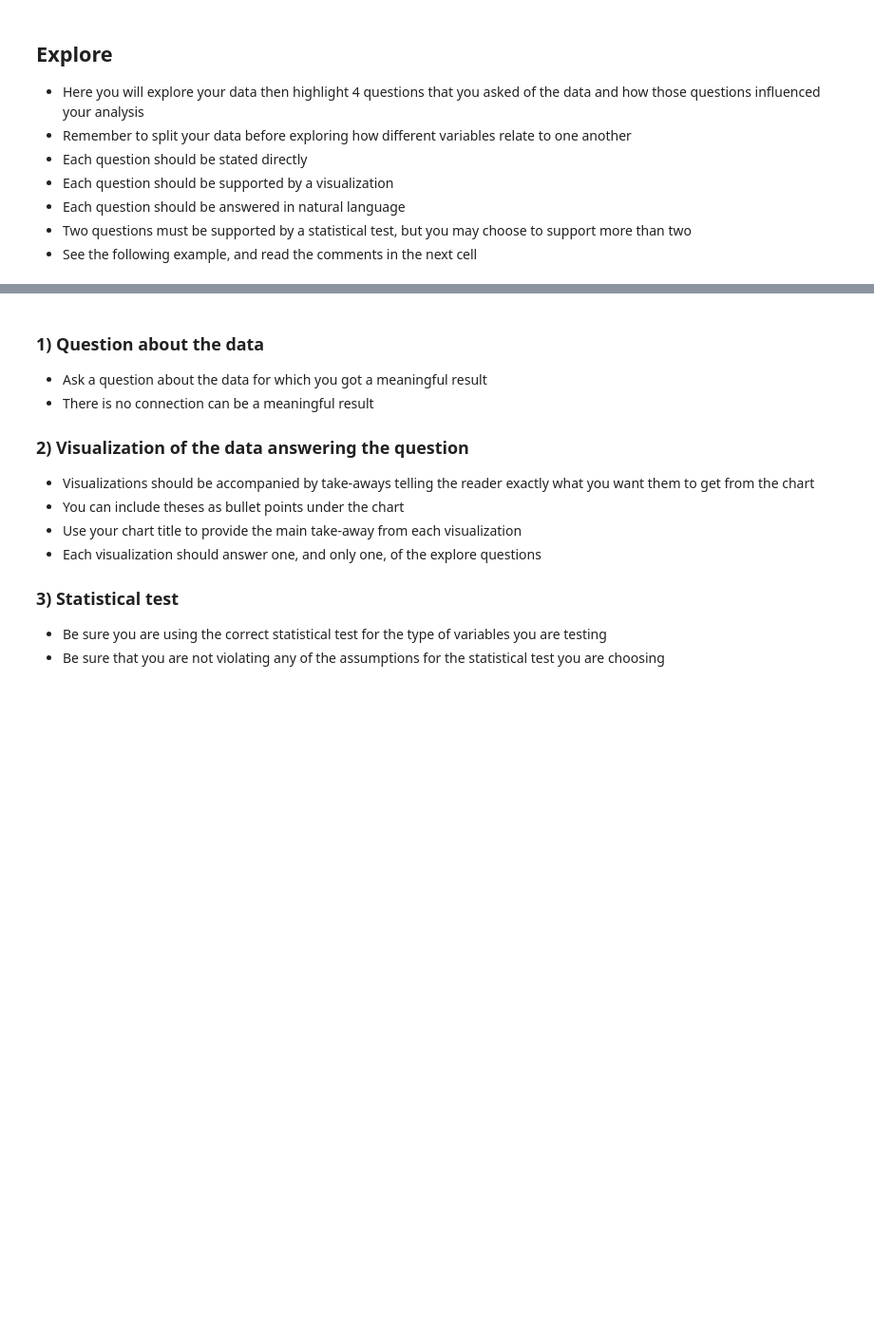
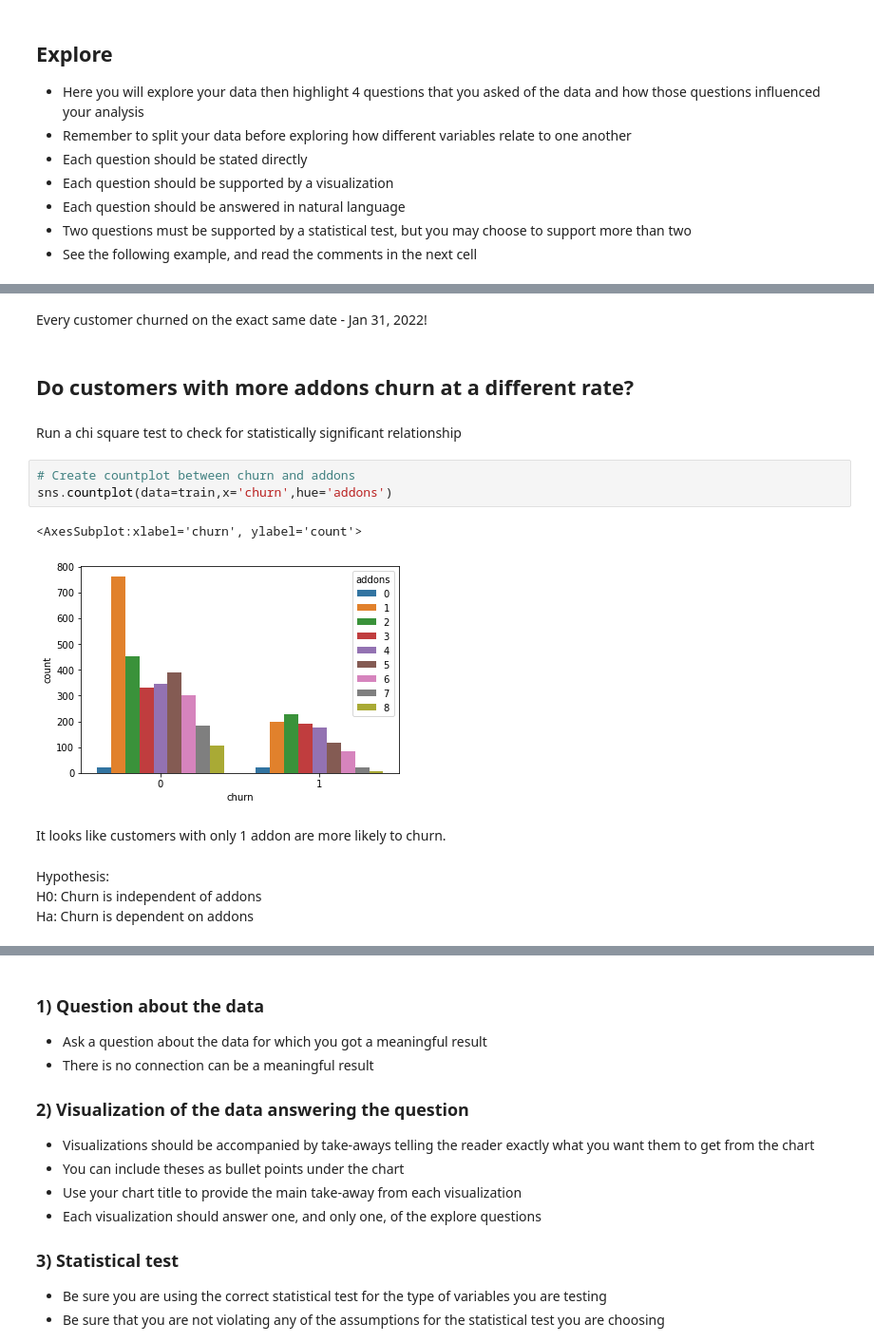
Before and after one commit to richie-p-meyer/telco_churn, a Jupyter notebook: final_report.ipynb, the cells around one changed output, grey strips where cells are left out. Shown at 95% size. Drawn from its saved outputs; the diff is of its cells as text; blank space fills up the shorter version.

```diff
--- a/final_report.ipynb
+++ b/final_report.ipynb
@@ -100,0 +153,18 @@ are a great way to explore your data, but they have no place in your final repor
+# %% [markdown]
+Every customer churned on the exact same date - Jan 31, 2022!
+# %% [markdown]
+## Do customers with more addons churn at a different rate?
+# %% [markdown]
+Run a chi square test to check for statistically significant relationship
+# %%
+# Create countplot between churn and addons
+sns.countplot(data=train,x='churn',hue='addons')
+# %% [output]
+<AxesSubplot:xlabel='churn', ylabel='count'>
+[figure, added]
+# %% [markdown]
+It looks like customers with only 1 addon are more likely to churn.
+# %% [markdown]
+Hypothesis:
+H0: Churn is independent of addons
+Ha: Churn is dependent on addons
```
Also changed, not shown: parts of 44 cells of this notebook, 4 other files.
